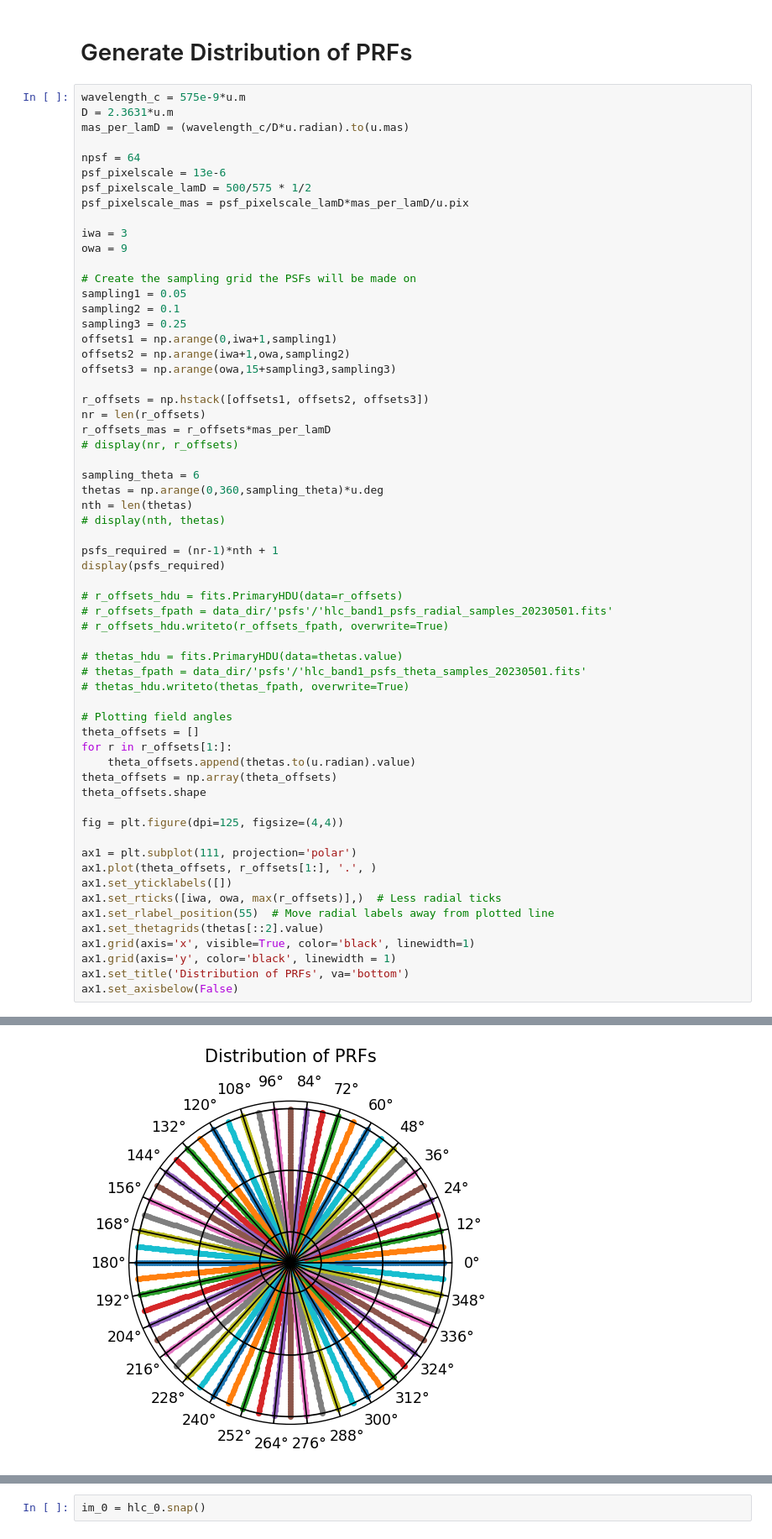
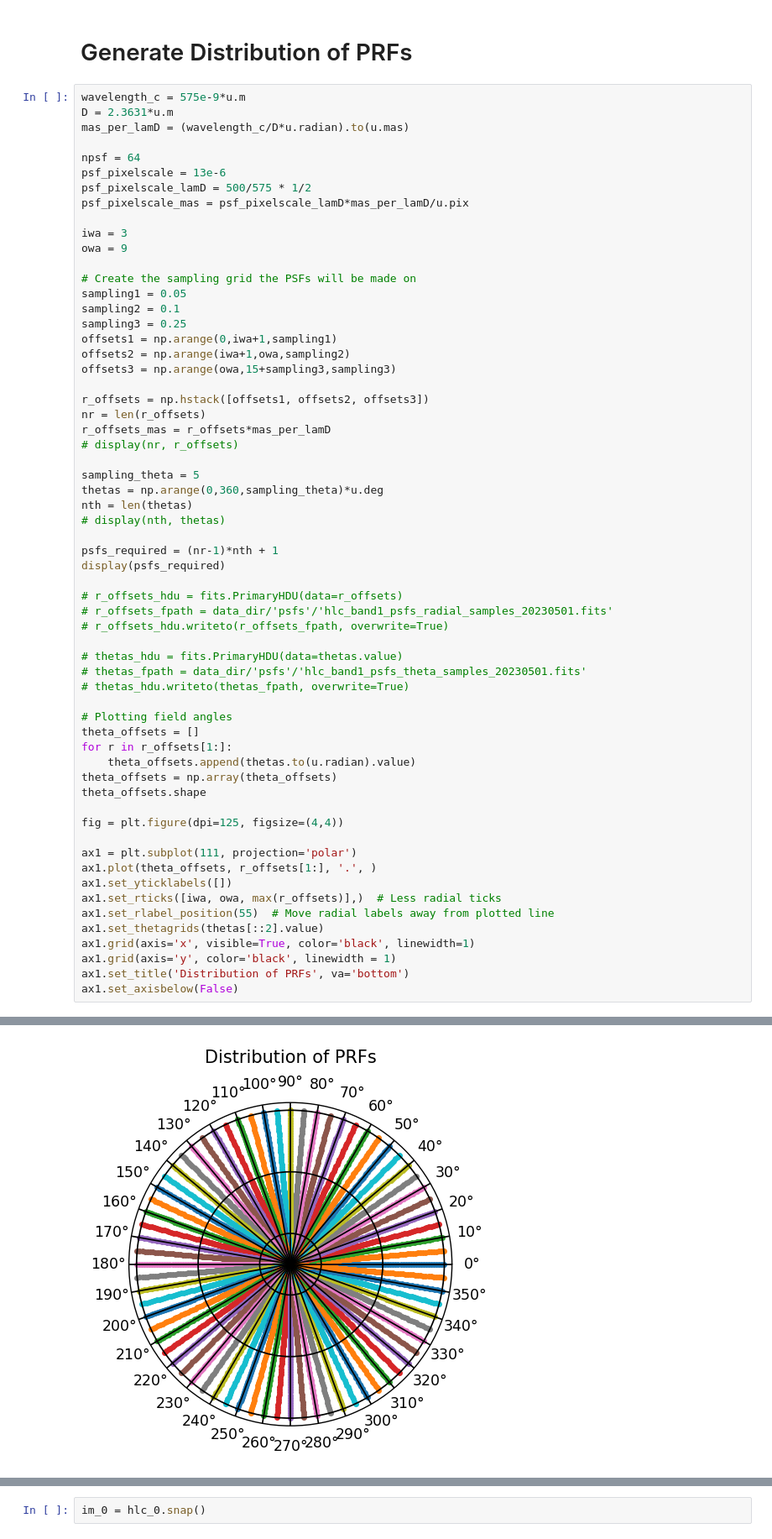
Before and after one commit to kian1377/disk-processing, a Jupyter notebook: hlc_band1_polarized_psfs.ipynb, the cells around one changed output, grey strips where cells are left out. Shown at 84% size. Saved outputs shown, nothing was run; the diff lists cells and outputs as text.

```diff
--- a/hlc_band1_polarized_psfs.ipynb
+++ b/hlc_band1_polarized_psfs.ipynb
@@ -64,7 +64,7 @@ nr = len(r_offsets)
 r_offsets_mas = r_offsets*mas_per_lamD
 # display(nr, r_offsets)
 
-sampling_theta = 6
+sampling_theta = 5
 thetas = np.arange(0,360,sampling_theta)*u.deg
 nth = len(thetas)
 # display(nth, thetas)
@@ -104,4 +104,4 @@ ax1.set_axisbelow(False)
-[figure, old version]
+[figure, new version]
 # %%
 rayCGI = ray.remote(cgi.PROPERCGI)
 
```
Also changed, not shown: parts of 11 cells of this notebook, 1 other file.
